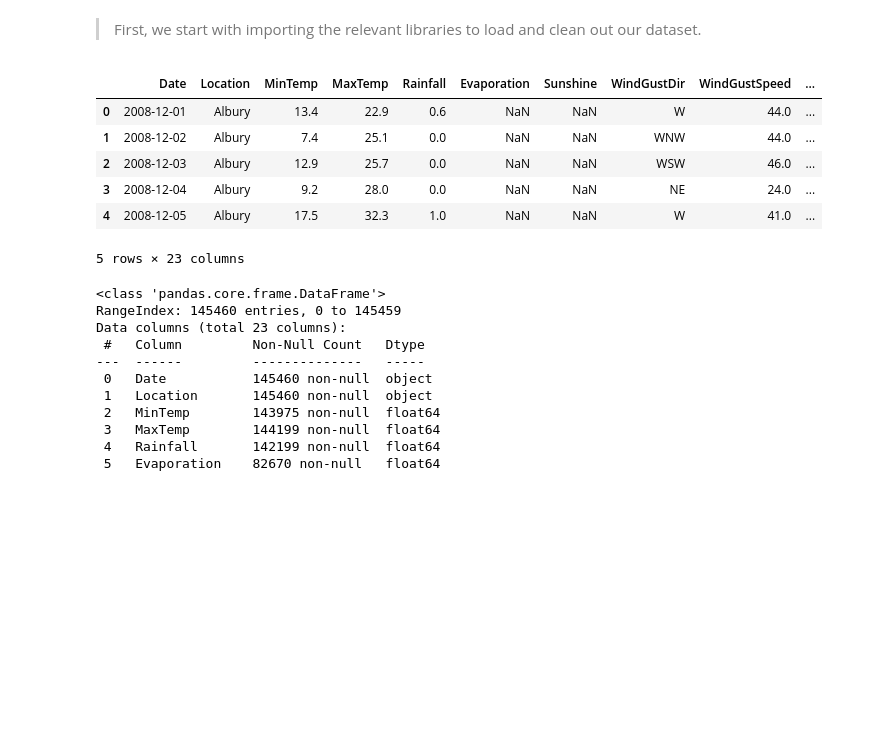
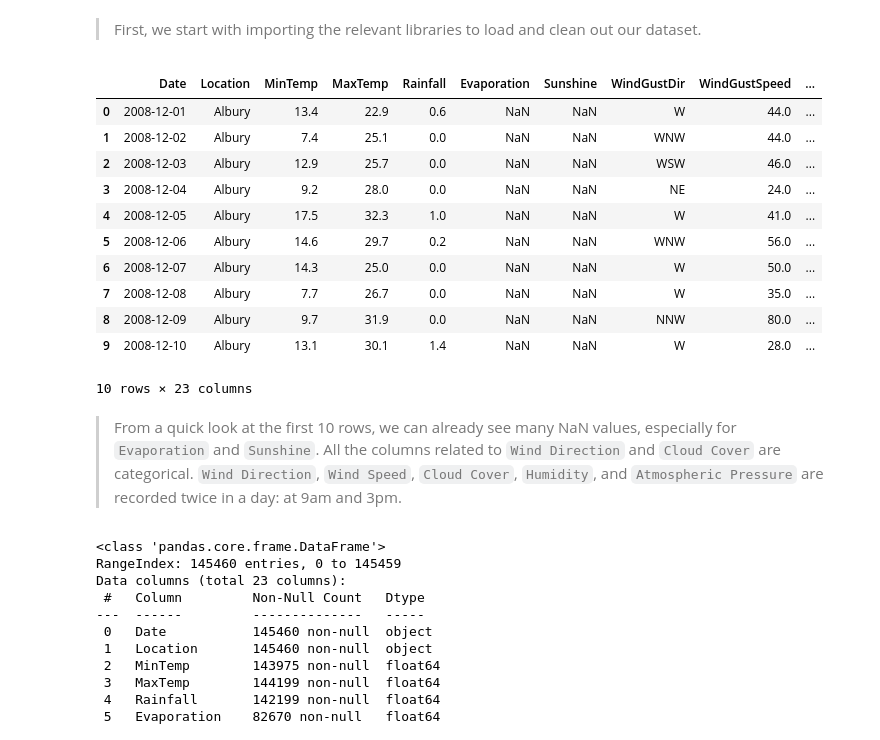
Before and after one commit to alpacanonymous/project3, a Jupyter notebook: data_prep_notebook.ipynb, the cells around one changed output. Cells and saved outputs as stored; diff of their text form; code cells hidden in the pictures; blank space fills up the shorter version.

```diff
--- a/FinalCleaningNotebook.ipynb
+++ b/data_prep_notebook.ipynb
@@ -34,17 +59,24 @@ from sklearn.impute import SimpleImputer, KNNImputer
 # %%
 # Read .csv file
 df = pd.read_csv('data/weatherAUS.csv')
 
 # First glance at dataframe
-df.head()
+df.head(10)
 # %% [output]
 |  | Date | Location | MinTemp | MaxTemp | Rainfall | Evaporation | Sunshine | WindGustDir | WindGustSpeed | ... |
 | 0 | 2008-12-01 | Albury | 13.4 | 22.9 | 0.6 | NaN | NaN | W | 44.0 | ... |
 | 1 | 2008-12-02 | Albury | 7.4 | 25.1 | 0.0 | NaN | NaN | WNW | 44.0 | ... |
 | 2 | 2008-12-03 | Albury | 12.9 | 25.7 | 0.0 | NaN | NaN | WSW | 46.0 | ... |
 | 3 | 2008-12-04 | Albury | 9.2 | 28.0 | 0.0 | NaN | NaN | NE | 24.0 | ... |
 | 4 | 2008-12-05 | Albury | 17.5 | 32.3 | 1.0 | NaN | NaN | W | 41.0 | ... |
+| 5 | 2008-12-06 | Albury | 14.6 | 29.7 | 0.2 | NaN | NaN | WNW | 56.0 | ... |
+| 6 | 2008-12-07 | Albury | 14.3 | 25.0 | 0.0 | NaN | NaN | W | 50.0 | ... |
+| 7 | 2008-12-08 | Albury | 7.7 | 26.7 | 0.0 | NaN | NaN | W | 35.0 | ... |
+| 8 | 2008-12-09 | Albury | 9.7 | 31.9 | 0.0 | NaN | NaN | NNW | 80.0 | ... |
+| 9 | 2008-12-10 | Albury | 13.1 | 30.1 | 1.4 | NaN | NaN | W | 28.0 | ... |
-5 rows × 23 columns
+10 rows × 23 columns
+# %% [markdown]
+> From a quick look at the first 10 rows, we can already see many NaN values, especially for `Evaporation` and `Sunshine`. All the columns related to `Wind Direction` and `Cloud Cover` are categorical. `Wind Direction`, `Wind Speed`, `Cloud Cover`, `Humidity`, and `Atmospheric Pressure` are recorded twice in a day: at 9am and 3pm.
 # %%
 # Count of non-null values, datatypes, total entries
 df.info()
```
Also changed, not shown: parts of 82 cells of this notebook, 5 other files.
